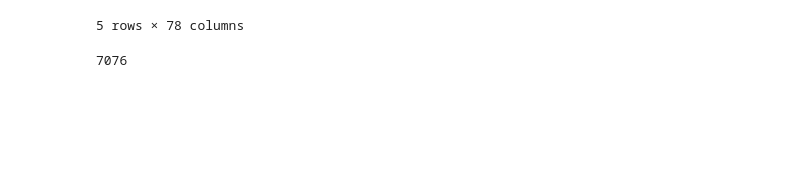
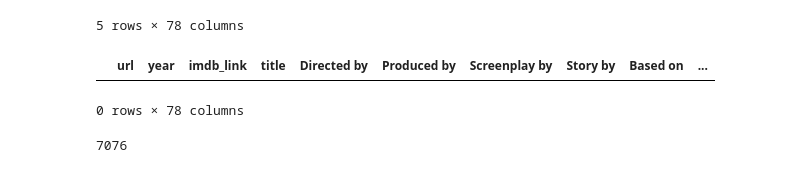
Before and after one commit to swang202/Movies-ETL, a Jupyter notebook: Movies-ETL.ipynb, the cells around one changed output. Cells and saved outputs as stored; diff of their text form; code cells hidden in the pictures; blank space fills up the shorter version.

```diff
--- a/Movies-ETL.ipynb
+++ b/Movies-ETL.ipynb
@@ -152,6 +162,11 @@ wiki_movies_df.head()
 | 3 | https://en.wikipedia.org/wiki/Ali... | 1990 | https://www.imdb.com/title/tt0099... | Alice | Woody Allen | Robert Greenhut | NaN | NaN | NaN | ... |
 | 4 | https://en.wikipedia.org/wiki/Alm... | 1990 | https://www.imdb.com/title/tt0099... | Almost an Angel | John Cornell | John Cornell | NaN | NaN | NaN | ... |
 5 rows × 78 columns
+# %%
+wiki_movies_df[wiki_movies_df['imdb_link'].isnull()]
+# %% [output]
+|  | url | year | imdb_link | title | Directed by | Produced by | Screenplay by | Story by | Based on | ... |
+0 rows × 78 columns
 # %%
 wiki_movies = [movie for movie in wiki_movies_raw
                if ('Director' in movie or 'Directed by' in movie)
```
Also changed, not shown: parts of 20 cells of this notebook, 6 other files.
